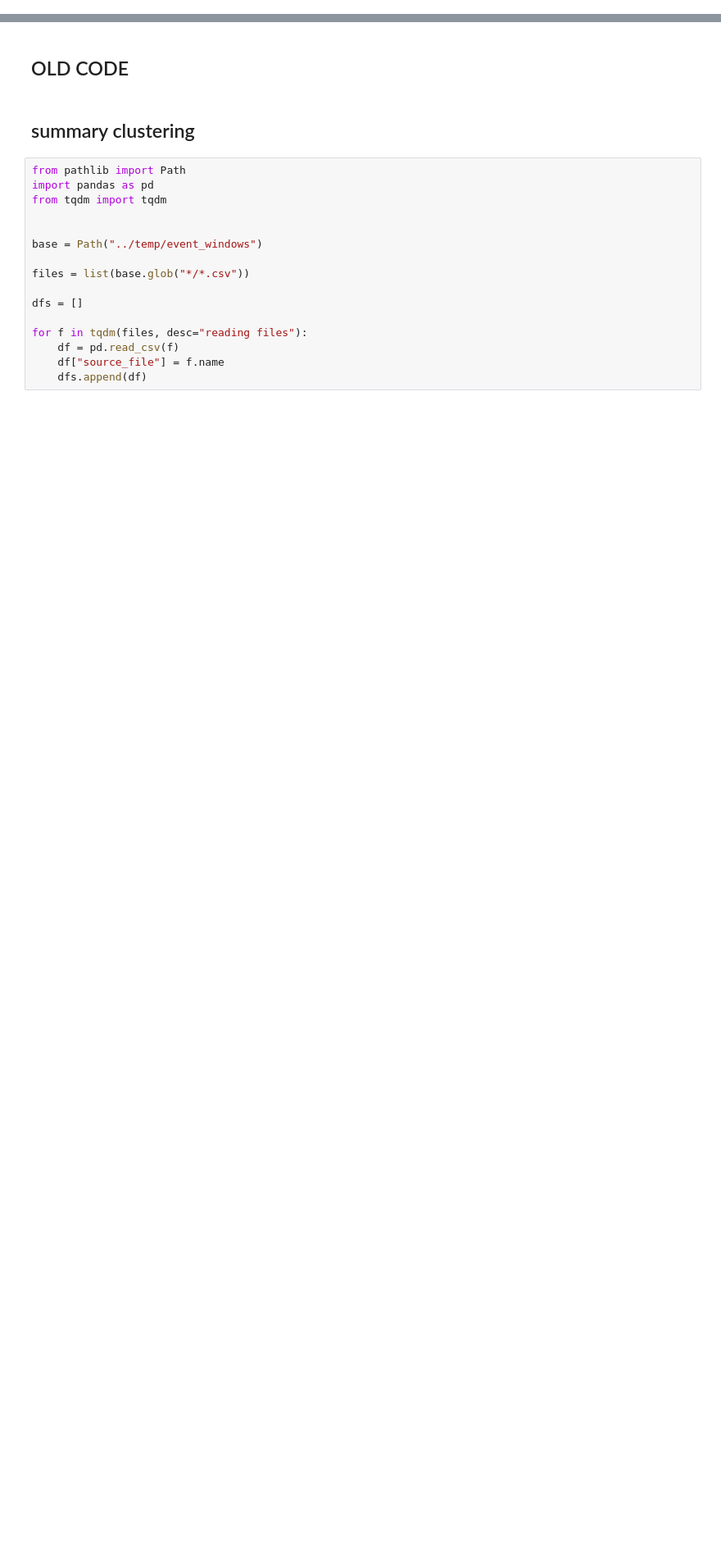
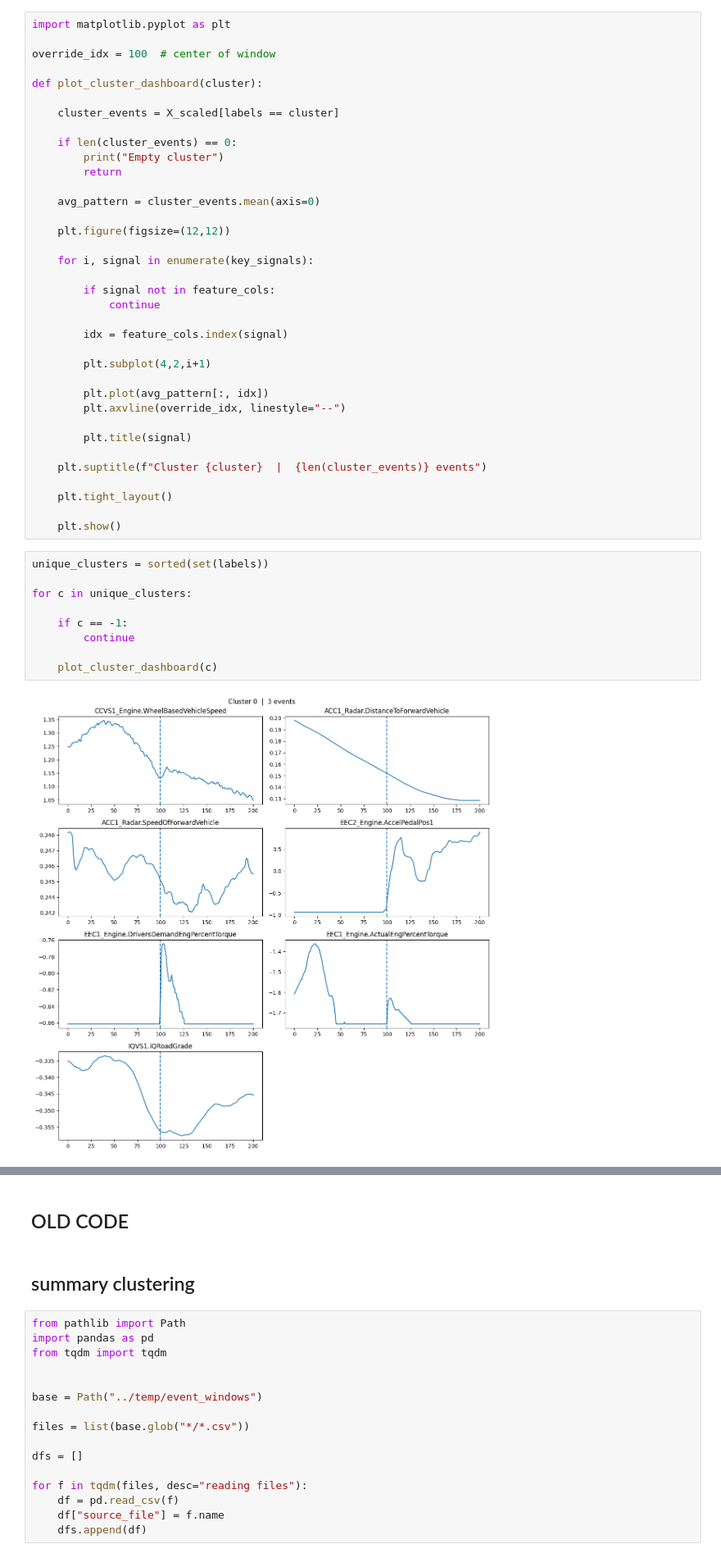
Before and after one commit to shaoyinz/Traxen_Driver_Override, a Jupyter notebook: jupyter_notebooks/clustering.ipynb, the cells around one changed output, grey strips where cells are left out. Shown at 82% size. Drawn from its saved outputs; the diff is of its cells as text; blank space fills up the shorter version.

Commit message:
update cluster nb

```diff
--- a/jupyter_notebooks/clustering.ipynb
+++ b/jupyter_notebooks/clustering.ipynb
@@ -702,0 +714,47 @@ plt.show()
+# %%
+import matplotlib.pyplot as plt
+
+override_idx = 100  # center of window
+
+def plot_cluster_dashboard(cluster):
+
+    cluster_events = X_scaled[labels == cluster]
+
+    if len(cluster_events) == 0:
+        print("Empty cluster")
+        return
+
+    avg_pattern = cluster_events.mean(axis=0)
+
+    plt.figure(figsize=(12,12))
+
+    for i, signal in enumerate(key_signals):
+
+        if signal not in feature_cols:
+            continue
+
+        idx = feature_cols.index(signal)
+
+        plt.subplot(4,2,i+1)
+
+        plt.plot(avg_pattern[:, idx])
+        plt.axvline(override_idx, linestyle="--")
+
+        plt.title(signal)
+
+    plt.suptitle(f"Cluster {cluster}  |  {len(cluster_events)} events")
+
+    plt.tight_layout()
+
+    plt.show()
+# %%
+unique_clusters = sorted(set(labels))
+
+for c in unique_clusters:
+
+    if c == -1:
+        continue
+
+    plot_cluster_dashboard(c)
+# %% [output]
+[figure, added]
```
Also changed, not shown: parts of 2 cells of this notebook.
